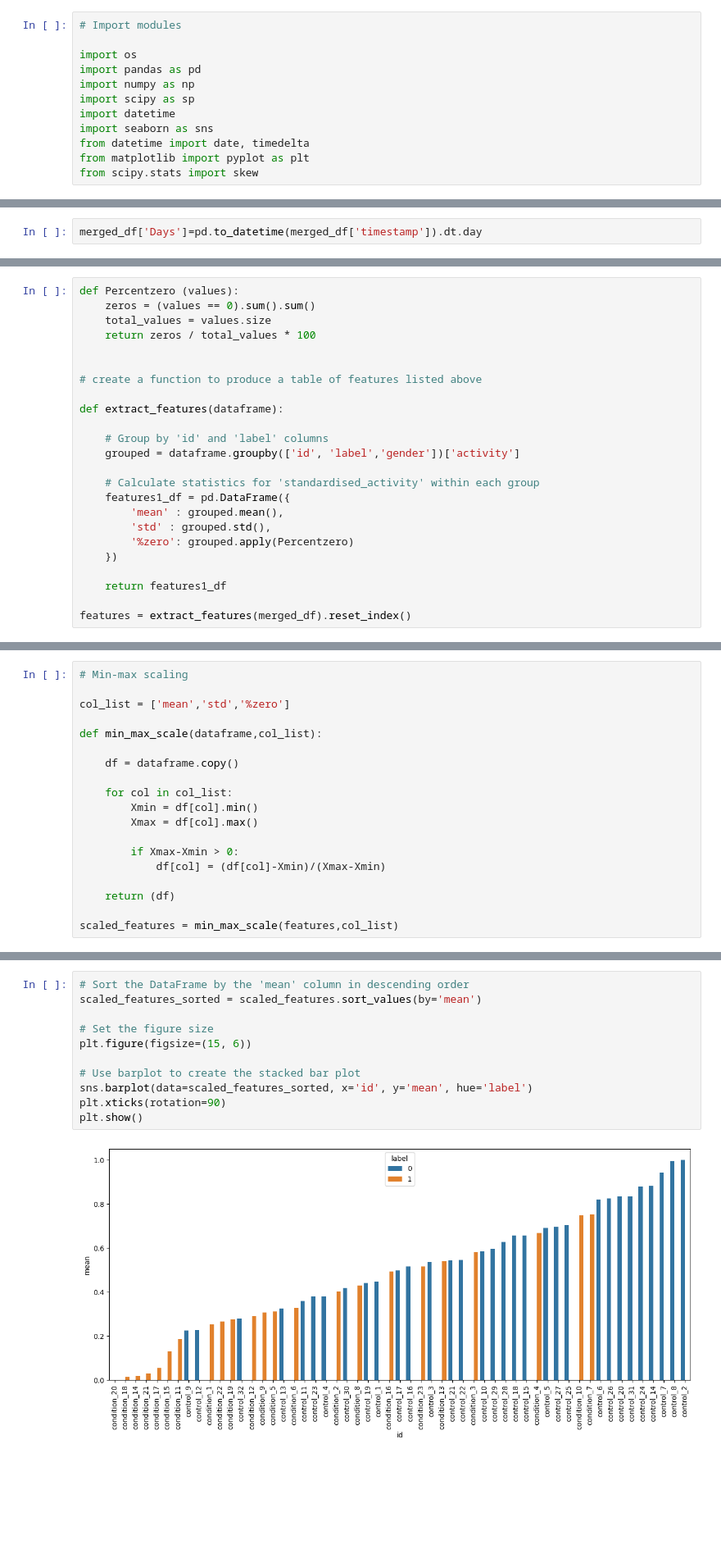
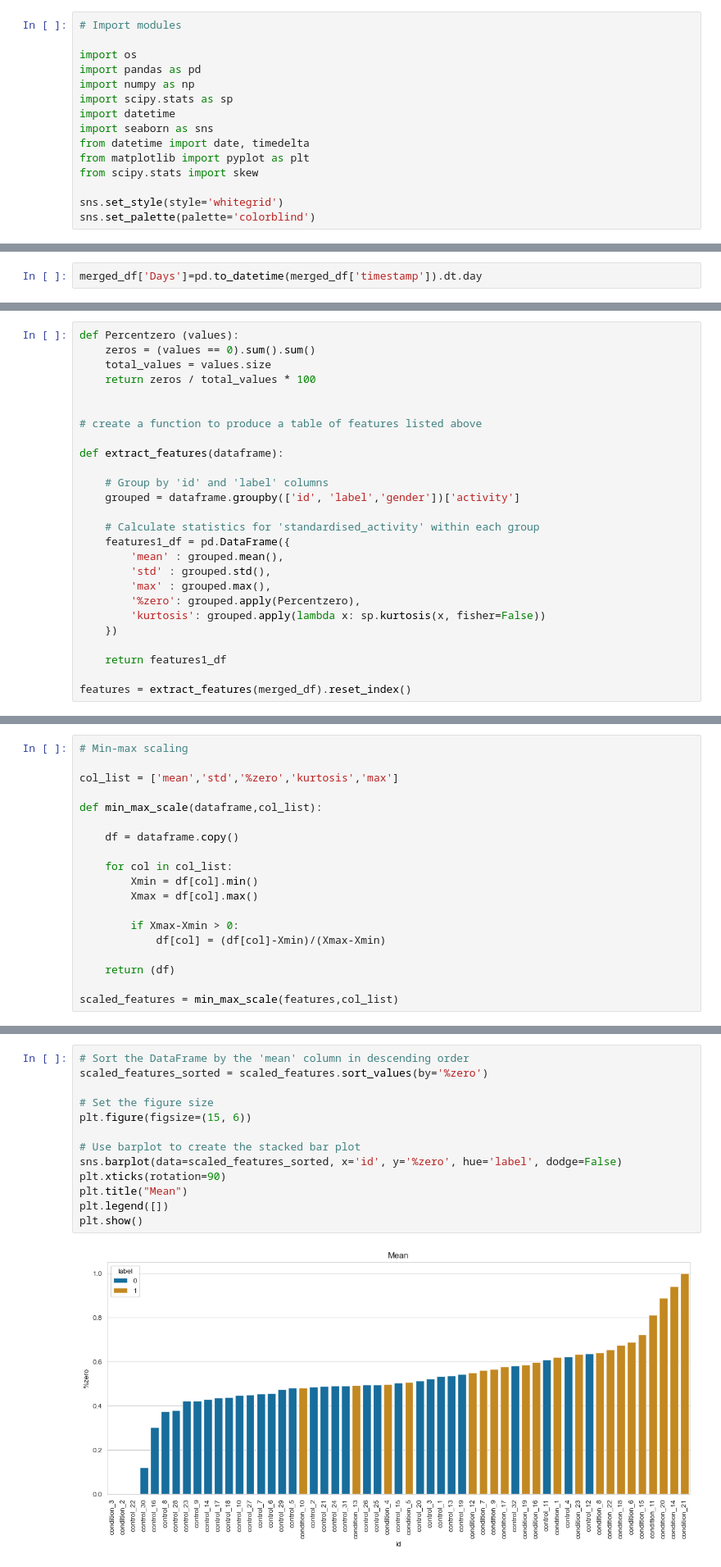
Before and after one commit to zoonalink/IGP-5, a Jupyter notebook: Tom/day_night_sleep_awake.ipynb, the cells around one changed output, grey strips where cells are left out. Shown at 82% size. Cells and saved outputs as stored; diff of their text form; blank space fills up the shorter version.

Commit message:
Cleaned charts (dodge=false) added titles and set style and palette

```diff
--- a/Tom/day_night_sleep_awake.ipynb
+++ b/Tom/day_night_sleep_awake.ipynb
@@ -6,12 +6,15 @@
 import os
 import pandas as pd
 import numpy as np
-import scipy as sp
+import scipy.stats as sp
 import datetime
 import seaborn as sns
 from datetime import date, timedelta
 from matplotlib import pyplot as plt
 from scipy.stats import skew
+
+sns.set_style(style='whitegrid')
+sns.set_palette(palette='colorblind')
 # %%
 # Petter's code for extracting all the data files and then combining them.
 
@@ -417,7 +574,9 @@ def extract_features(dataframe):
     features1_df = pd.DataFrame({
         'mean' : grouped.mean(),
         'std' : grouped.std(),
-        '%zero': grouped.apply(Percentzero)
+        'max' : grouped.max(),
+        '%zero': grouped.apply(Percentzero),
+        'kurtosis': grouped.apply(lambda x: sp.kurtosis(x, fisher=False))
     })
 
     return features1_df
@@ -446,7 +605,7 @@ features
 # %%
 # Min-max scaling
 
-col_list = ['mean','std','%zero']
+col_list = ['mean','std','%zero','kurtosis','max']
 
 def min_max_scale(dataframe,col_list):
 
@@ -485,14 +659,16 @@ scaled_features
 # %%
 # Sort the DataFrame by the 'mean' column in descending order
-scaled_features_sorted = scaled_features.sort_values(by='mean')
+scaled_features_sorted = scaled_features.sort_values(by='%zero')
 
 # Set the figure size
 plt.figure(figsize=(15, 6))
 
 # Use barplot to create the stacked bar plot
-sns.barplot(data=scaled_features_sorted, x='id', y='mean', hue='label')
+sns.barplot(data=scaled_features_sorted, x='id', y='%zero', hue='label', dodge=False)
 plt.xticks(rotation=90)
+plt.title("Mean")
+plt.legend([])
 plt.show()
 # %% [output]
-[figure, old version]
+[figure, new version]
 # %%
```
Also changed, not shown: parts of 16 cells of this notebook.
